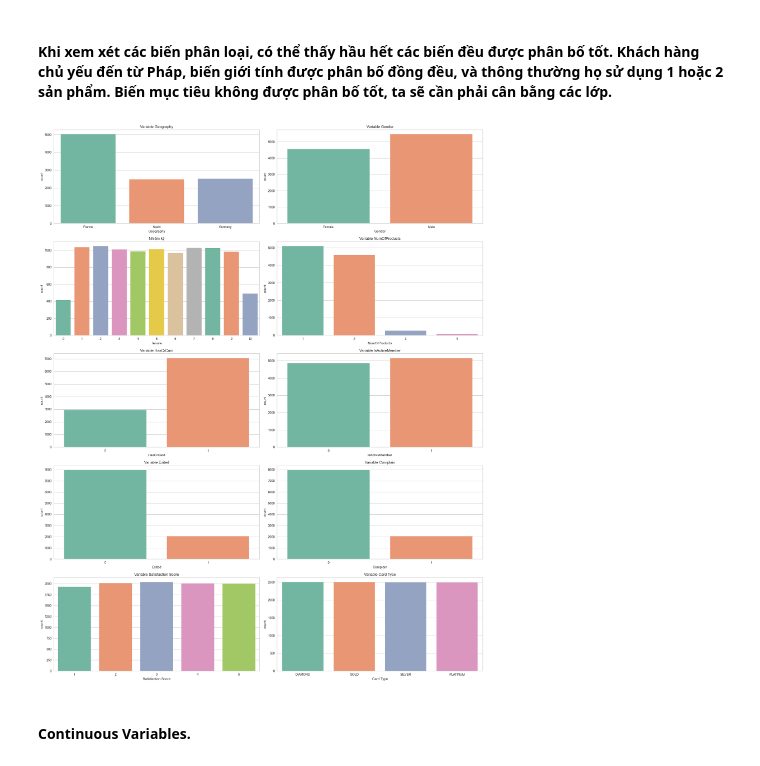
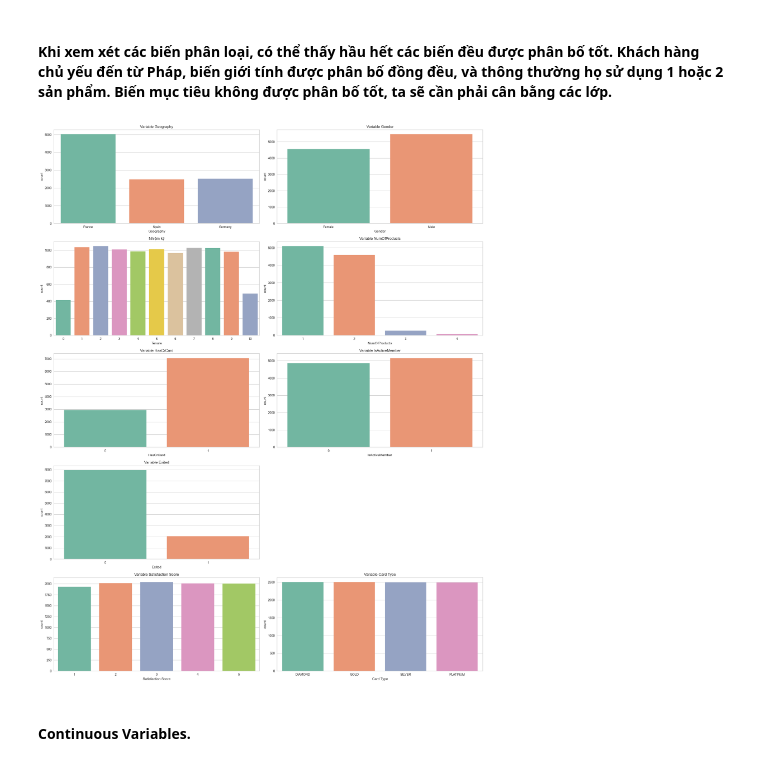
Before and after one commit to NDB512/data-mining, a Jupyter notebook: .ipynb, the cells around one changed output. Drawn from its saved outputs; the diff is of its cells as text; code cells hidden in the pictures.

```diff
--- a/.ipynb
+++ b/.ipynb
@@ -164,37 +171,34 @@ plt.gca().set_title('Nhiệm kỳ')
 sns.countplot(x='Tenure', hue='Tenure', palette='Set2', legend=False, data=df)
 
 plt.subplot(5, 2, 4)
 plt.gca().set_title('Variable NumOfProducts')
 sns.countplot(x='NumOfProducts', hue='NumOfProducts', palette='Set2', legend=False, data=df)
 
 plt.subplot(5, 2, 5)
 plt.gca().set_title('Variable HasCrCard')
 sns.countplot(x='HasCrCard', hue='HasCrCard', palette='Set2', legend=False, data=df)
 
 plt.subplot(5, 2, 6)
 plt.gca().set_title('Variable IsActiveMember')
 sns.countplot(x='IsActiveMember', hue='IsActiveMember', palette='Set2', legend=False, data=df)
 
 plt.subplot(5, 2, 7)
 plt.gca().set_title('Variable Exited')
 sns.countplot(x='Exited', hue='Exited', palette='Set2', legend=False, data=df)
 
-plt.subplot(5, 2, 8)
-plt.gca().set_title('Variable Complain')
-sns.countplot(x='Complain', hue='Complain', palette='Set2', legend=False, data=df)
 
 plt.subplot(5, 2, 9)
 plt.gca().set_title('Variable Satisfaction Score')
 sns.countplot(x='Satisfaction Score', hue='Satisfaction Score', palette='Set2', legend=False, data=df)
 
 plt.subplot(5, 2, 10)
 plt.gca().set_title('Variable Card Type')
 sns.countplot(x='Card Type', hue='Card Type', palette='Set2', legend=False, data=df)
 
 plt.tight_layout()
 plt.show()
 # %% [output]
-[figure, old version]
+[figure, new version]
 # %% [markdown]
 #### Continuous Variables.
 # %% [markdown]
```
Also changed, not shown: parts of 34 cells of this notebook, 6 other files.
